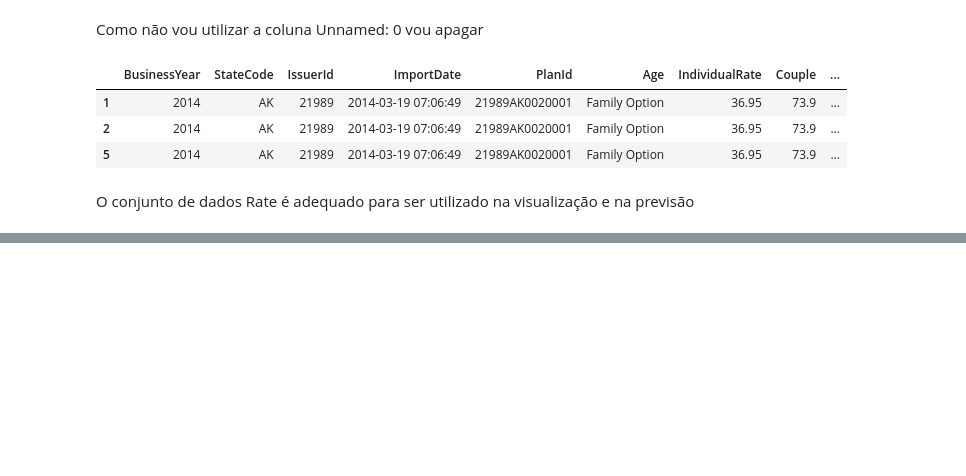
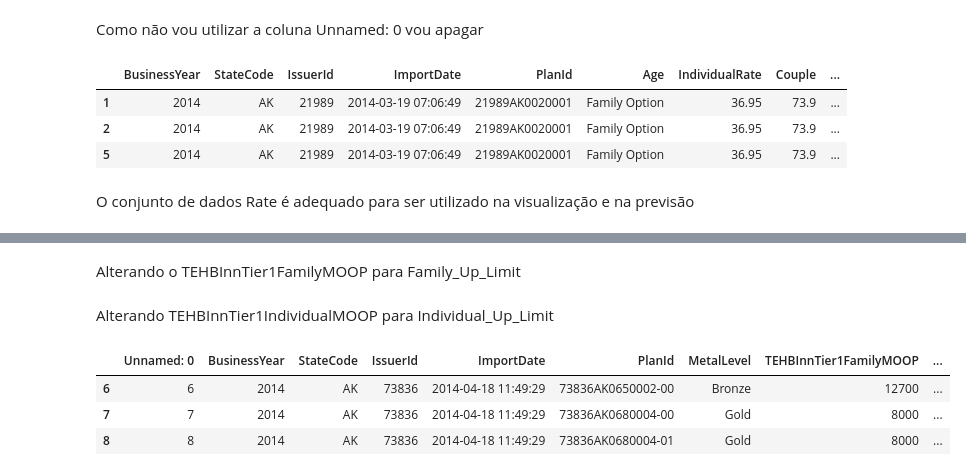
Before and after one commit to if1015-datascience-ufpe/2018-1-projeto-seguro_de_saude, a Jupyter notebook: Seguro_de_Saude.ipynb, the cells around one changed output, grey strips where cells are left out. Drawn from its saved outputs; the diff is of its cells as text; code cells hidden in the pictures; blank space fills up the shorter version.

```diff
--- a/Seguro_de_Saude.ipynb
+++ b/Seguro_de_Saude.ipynb
@@ -134,0 +193,24 @@ RateData_FO_3=RateData_FO
+# %%
+PlanAttributesData['ImportDate']=PlanAttributesData['ImportDate'].apply(pd.to_datetime)
+# %% [markdown]
+Alterando o TEHBInnTier1FamilyMOOP para Family_Up_Limit
+# %%
+PlanAttributesData['Family_Up_Limit']=''
+# %%
+for x in PlanAttributesData.index:
+    PlanAttributesData.ix[x,"Family_Up_Limit"]=float(PlanAttributesData.ix[x,'TEHBInnTier1FamilyMOOP'])
+PlanAttributesData['Family_Up_Limit']=PlanAttributesData['Family_Up_Limit'].astype(int)
+# %% [markdown]
+Alterando TEHBInnTier1IndividualMOOP para Individual_Up_Limit
+# %%
+PlanAttributesData['TEHBInnTier1IndividualMOOP']=PlanAttributesData['TEHBInnTier1IndividualMOOP'].str.replace('$','').str.replace(',','')
+PlanAttributesData['Individual_Up_Limit']=''
+for x in PlanAttributesData.index:
+    PlanAttributesData.ix[x,"Individual_Up_Limit"]=float(PlanAttributesData.ix[x,'TEHBInnTier1IndividualMOOP'])
+PlanAttributesData['Individual_Up_Limit']=PlanAttributesData['Individual_Up_Limit'].astype(int) # Transfer object to int
+PlanAttributesData.head(3)
+# %% [output]
+|  | Unnamed: 0 | BusinessYear | StateCode | IssuerId | ImportDate | PlanId | MetalLevel | TEHBInnTier1FamilyMOOP | ... |
+| 6 | 6 | 2014 | AK | 73836 | 2014-04-18 11:49:29 | 73836AK0650002-00 | Bronze | 12700 | ... |
+| 7 | 7 | 2014 | AK | 73836 | 2014-04-18 11:49:29 | 73836AK0680004-00 | Gold | 8000 | ... |
+| 8 | 8 | 2014 | AK | 73836 | 2014-04-18 11:49:29 | 73836AK0680004-01 | Gold | 8000 | ... |
```
Also changed, not shown: parts of 16 cells of this notebook.
